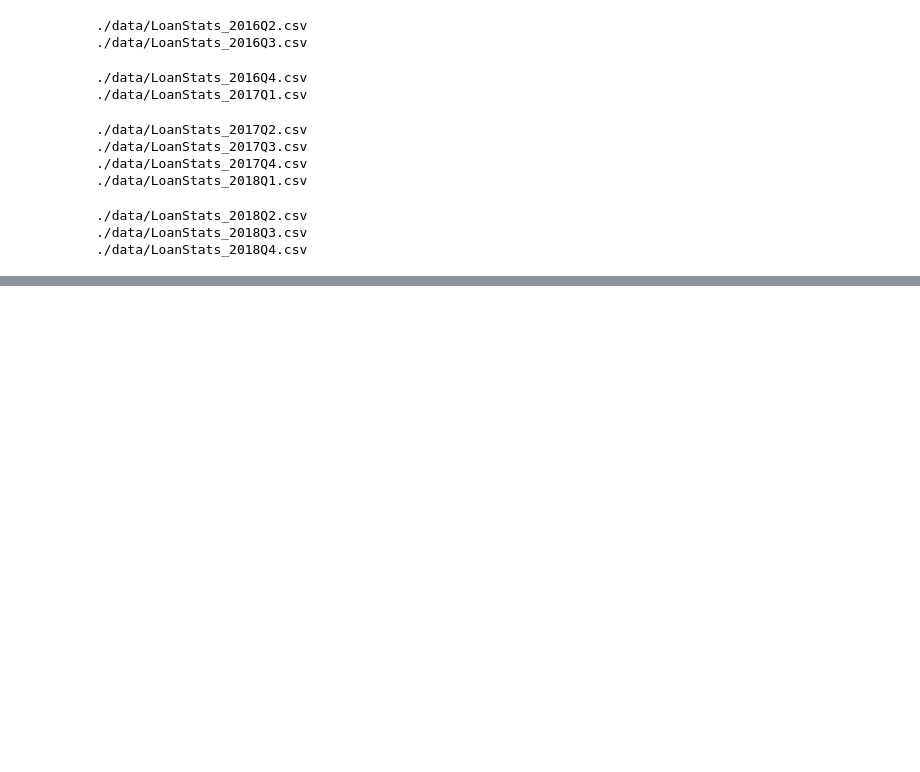
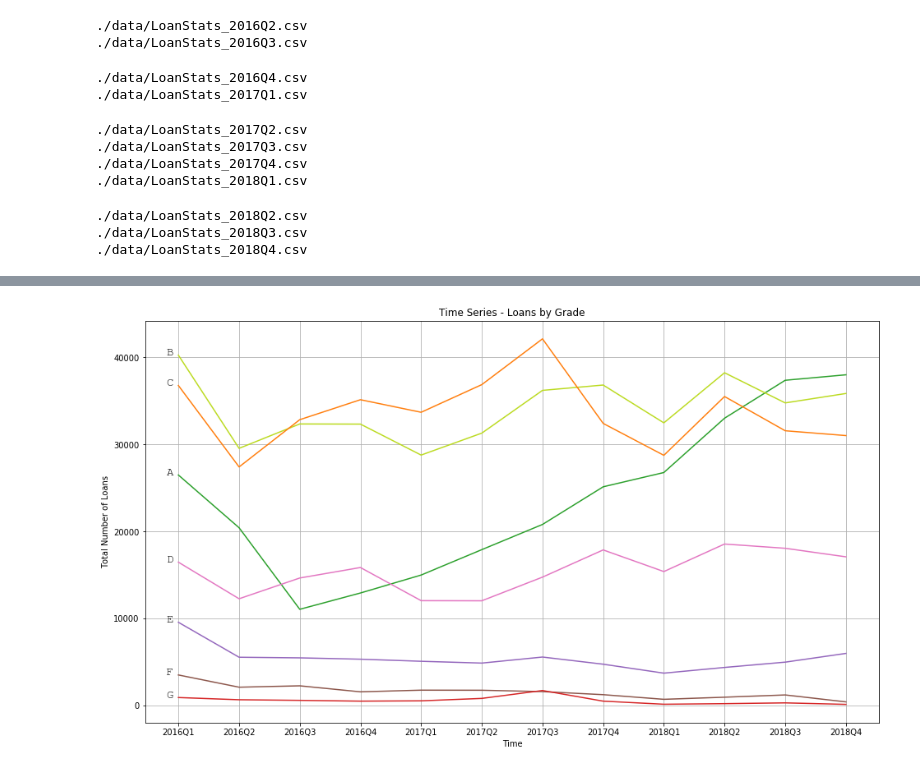
Before and after one commit to juszhan/LendingClub-Profitability, a Jupyter notebook: lendingclub_time_series_analysis.ipynb, the cells around one changed output, grey strips where cells are left out. Saved outputs shown, nothing was run; the diff lists cells and outputs as text; code cells hidden in the pictures; blank space fills up the shorter version.

```diff
--- a/lendingclub_time_series_analysis.ipynb
+++ b/lendingclub_time_series_analysis.ipynb
@@ -119,0 +123,7 @@ plt.show()
+# %%
+loan_by_grade = {grade:[] for grade in list("ABCDEFG")}
+
+for df in dataset:
+    for k,v in df["grade"].value_counts().iteritems():
+        loan_by_grade[k].append(v)
+loan_by_grade
@@ -119,0 +148,7 @@ plt.show()
+# %%
+sorted_grade = np.argsort(list(loan_by_grade.keys()))
+
+grade = np.array(list(loan_by_grade.keys()))
+grade_count = np.array(list(loan_by_grade.values()))
+
+grade_count[sorted_grade]
@@ -119,0 +170,18 @@ plt.show()
+# %%
+plt.figure(figsize=(16,9))
+
+x = list(range(len(dataset)))
+colors = ["#2ca02c", "#bcdb22", "#ff7f0e", "#e377c2", "#9467bd", "#8c564b", "#d62728"]
+for y, color, label in zip(grade_count[sorted_grade], colors, list("ABCDEFG")):
+    plt.plot(x, y, label=label, color=color)
+    plt.annotate(label, xy=(x[0] - 0.2, y[0]), fontname="Courier New", fontsize=14)
+plt.xticks(ticks=list(range(len(names))), labels=names)
+
+plt.grid(True)
+plt.xlabel("Time")
+plt.ylabel("Total Number of Loans")
+# plt.legend(loc=2)
+plt.title("Time Series - Loans by Grade")
+plt.show()
+# %% [output]
+[figure, added]
```
Also changed, not shown: parts of 7 cells of this notebook, 2 other files.
